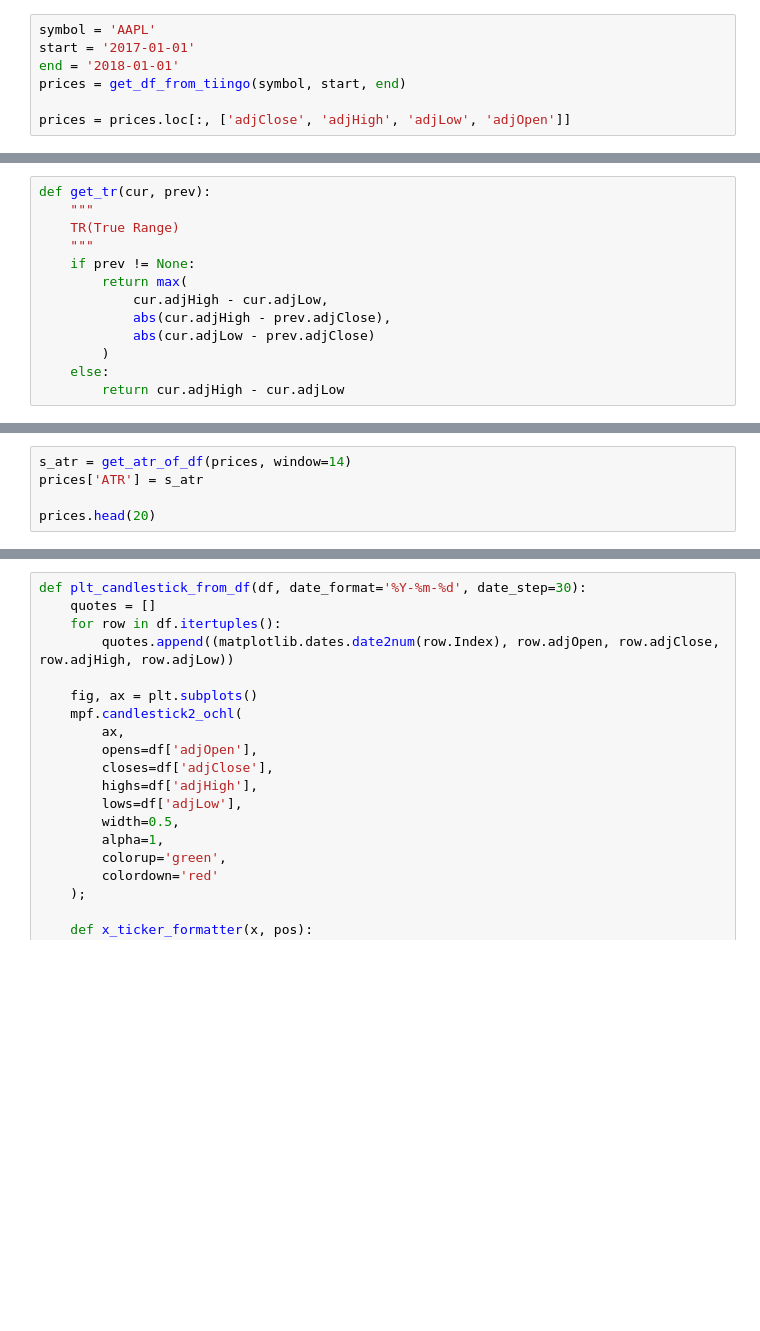
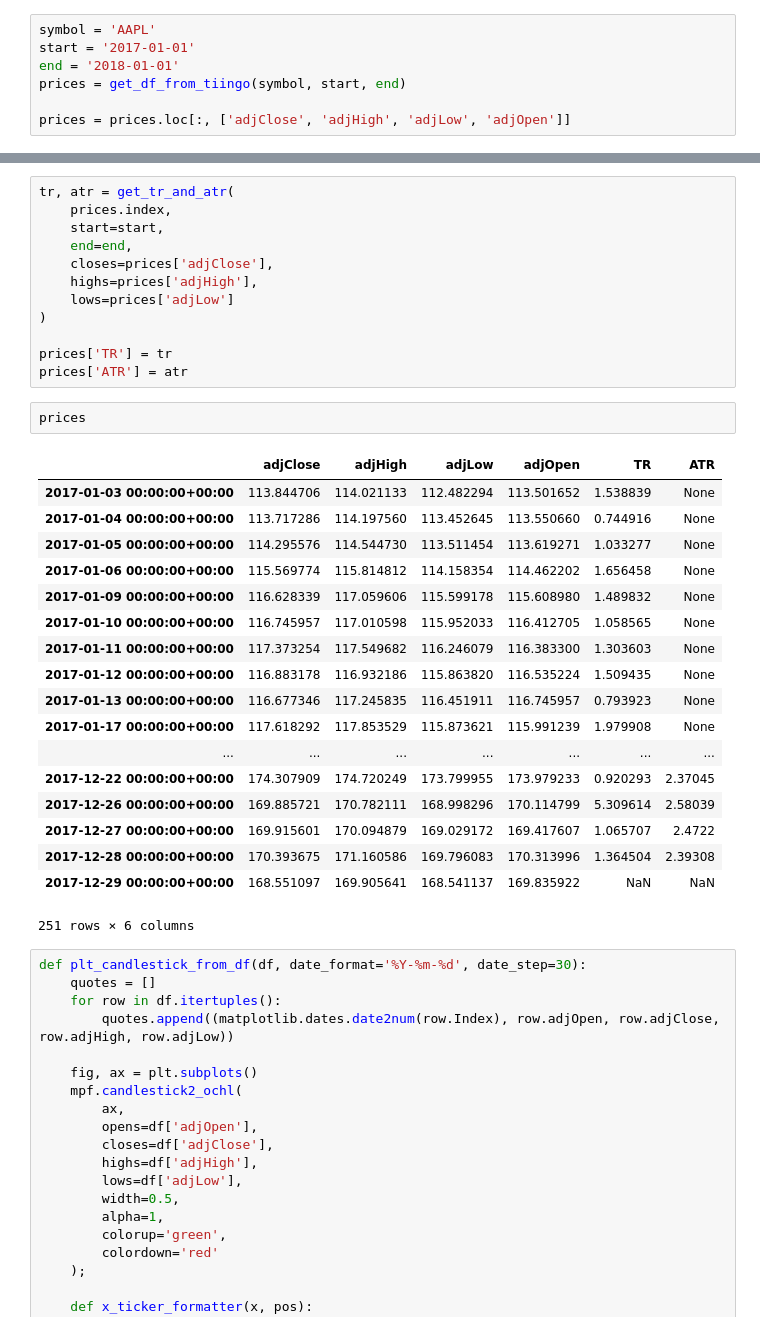
Before and after one commit to hanai/nb_quantopian, a Jupyter notebook: tr_atr.ipynb, the cells around one changed output, grey strips where cells are left out. Drawn from its saved outputs; the diff is of its cells as text; blank space fills up the shorter version.

```diff
--- a/tr_atr.ipynb
+++ b/tr_atr.ipynb
@@ -44,13 +55,0 @@ prices.head()
-# %%
-def get_tr(cur, prev):
-    """
-    TR(True Range)
-    """
-    if prev != None:
-        return max(
-            cur.adjHigh - cur.adjLow,
-            abs(cur.adjHigh - prev.adjClose),
-            abs(cur.adjLow - prev.adjClose)
-        )
-    else:
-        return cur.adjHigh - cur.adjLow
@@ -115,5 +55,0 @@ def get_atr_of_df(df, window=14):
-# %%
-s_atr = get_atr_of_df(prices, window=14)
-prices['ATR'] = s_atr
-
-prices.head(20)
@@ -138,3 +106,36 @@ prices.head(20)
+# %%
+tr, atr = get_tr_and_atr(
+    prices.index,
+    start=start,
+    end=end,
+    closes=prices['adjClose'],
+    highs=prices['adjHigh'],
+    lows=prices['adjLow']
+)
+
+prices['TR'] = tr
+prices['ATR'] = atr
+# %%
+prices
+# %% [output]
+|  | adjClose | adjHigh | adjLow | adjOpen | TR | ATR |
+| 2017-01-03 00:00:00+00:00 | 113.844706 | 114.021133 | 112.482294 | 113.501652 | 1.538839 | None |
+| 2017-01-04 00:00:00+00:00 | 113.717286 | 114.197560 | 113.452645 | 113.550660 | 0.744916 | None |
+| 2017-01-05 00:00:00+00:00 | 114.295576 | 114.544730 | 113.511454 | 113.619271 | 1.033277 | None |
+| 2017-01-06 00:00:00+00:00 | 115.569774 | 115.814812 | 114.158354 | 114.462202 | 1.656458 | None |
+| 2017-01-09 00:00:00+00:00 | 116.628339 | 117.059606 | 115.599178 | 115.608980 | 1.489832 | None |
+| 2017-01-10 00:00:00+00:00 | 116.745957 | 117.010598 | 115.952033 | 116.412705 | 1.058565 | None |
+| 2017-01-11 00:00:00+00:00 | 117.373254 | 117.549682 | 116.246079 | 116.383300 | 1.303603 | None |
+| 2017-01-12 00:00:00+00:00 | 116.883178 | 116.932186 | 115.863820 | 116.535224 | 1.509435 | None |
+| 2017-01-13 00:00:00+00:00 | 116.677346 | 117.245835 | 116.451911 | 116.745957 | 0.793923 | None |
+| 2017-01-17 00:00:00+00:00 | 117.618292 | 117.853529 | 115.873621 | 115.991239 | 1.979908 | None |
+| ... | ... | ... | ... | ... | ... | ... |
+| 2017-12-22 00:00:00+00:00 | 174.307909 | 174.720249 | 173.799955 | 173.979233 | 0.920293 | 2.37045 |
+| 2017-12-26 00:00:00+00:00 | 169.885721 | 170.782111 | 168.998296 | 170.114799 | 5.309614 | 2.58039 |
+| 2017-12-27 00:00:00+00:00 | 169.915601 | 170.094879 | 169.029172 | 169.417607 | 1.065707 | 2.4722 |
+| 2017-12-28 00:00:00+00:00 | 170.393675 | 171.160586 | 169.796083 | 170.313996 | 1.364504 | 2.39308 |
+| 2017-12-29 00:00:00+00:00 | 168.551097 | 169.905641 | 168.541137 | 169.835922 | NaN | NaN |
+251 rows × 6 columns
 # %%
 def plt_candlestick_from_df(df, date_format='%Y-%m-%d', date_step=30):
     quotes = []
```
Also changed, not shown: parts of 6 cells of this notebook.
